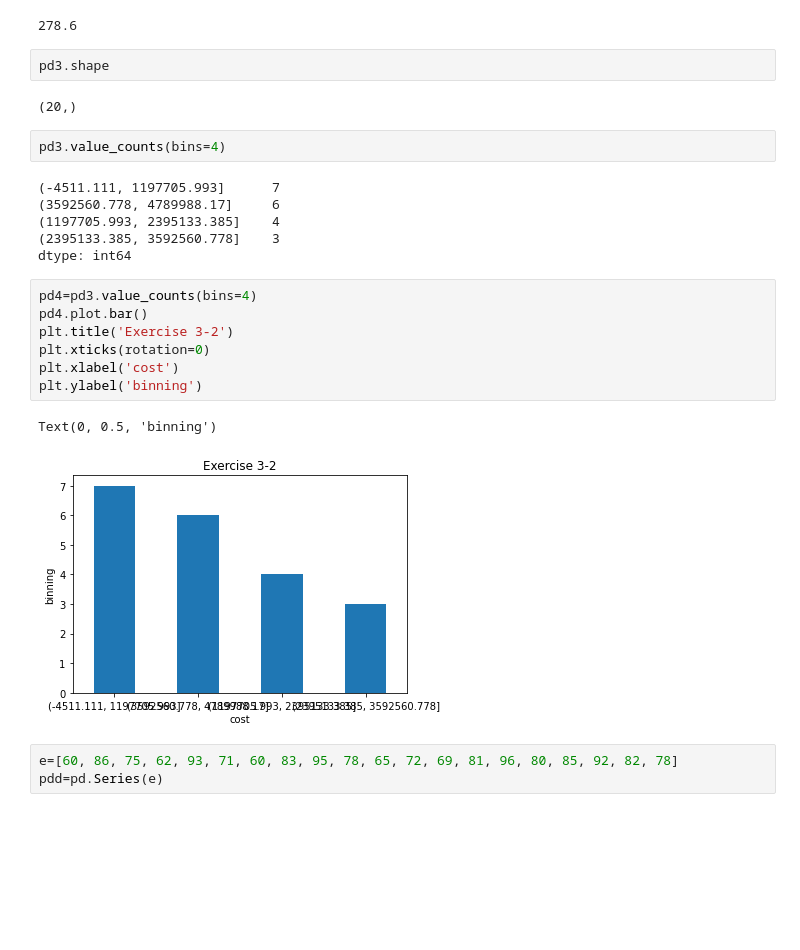
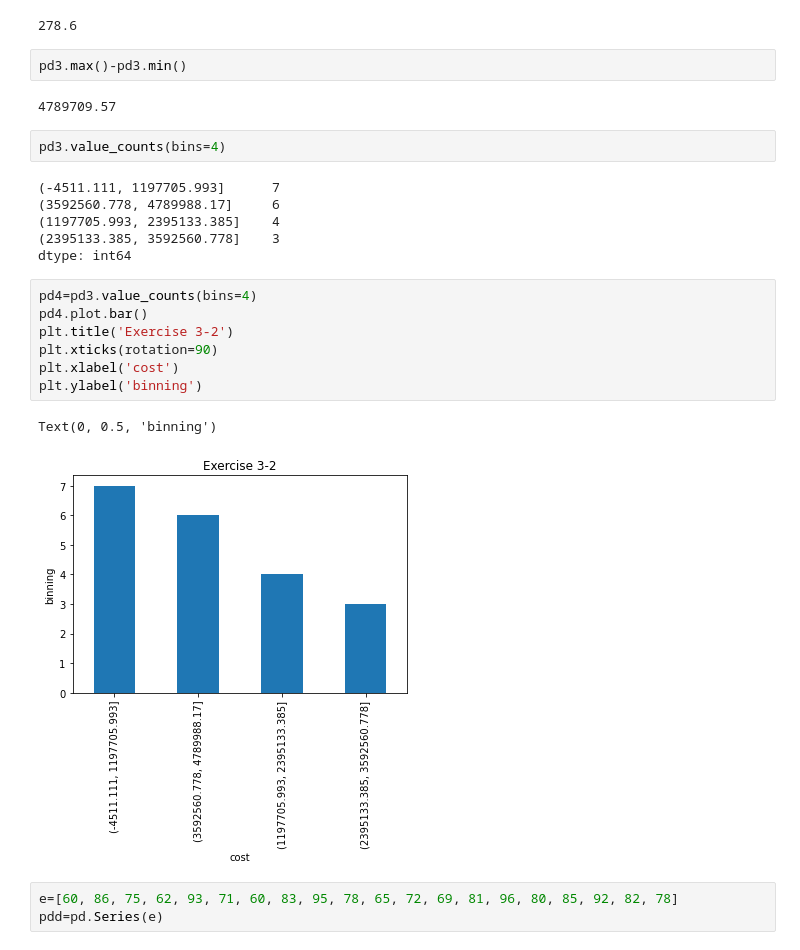
Before and after one commit to QinzhiChen/numpy-pandas-visualization-exercises, a Jupyter notebook: pandas_series.ipynb, the cells around one changed output. Drawn from its saved outputs; the diff is of its cells as text; blank space fills up the shorter version.

```diff
--- a/pandas_series.ipynb
+++ b/pandas_series.ipynb
@@ -293,9 +318,9 @@ pd3.min()
 # %% [output]
 278.6
 # %%
-pd3.shape
+pd3.max()-pd3.min()
 # %% [output]
-(20,)
+4789709.57
 # %%
 pd3.value_counts(bins=4)
 # %% [output]
@@ -307,13 +332,13 @@ dtype: int64
 # %%
 pd4=pd3.value_counts(bins=4)
 pd4.plot.bar()
 plt.title('Exercise 3-2')
-plt.xticks(rotation=0)
+plt.xticks(rotation=90)
 plt.xlabel('cost')
 plt.ylabel('binning')
 # %% [output]
 Text(0, 0.5, 'binning')
-[figure, old version]
+[figure, new version]
 # %%
 e=[60, 86, 75, 62, 93, 71, 60, 83, 95, 78, 65, 72, 69, 81, 96, 80, 85, 92, 82, 78]
 pdd=pd.Series(e)
```
Also changed, not shown: parts of 21 cells of this notebook.
